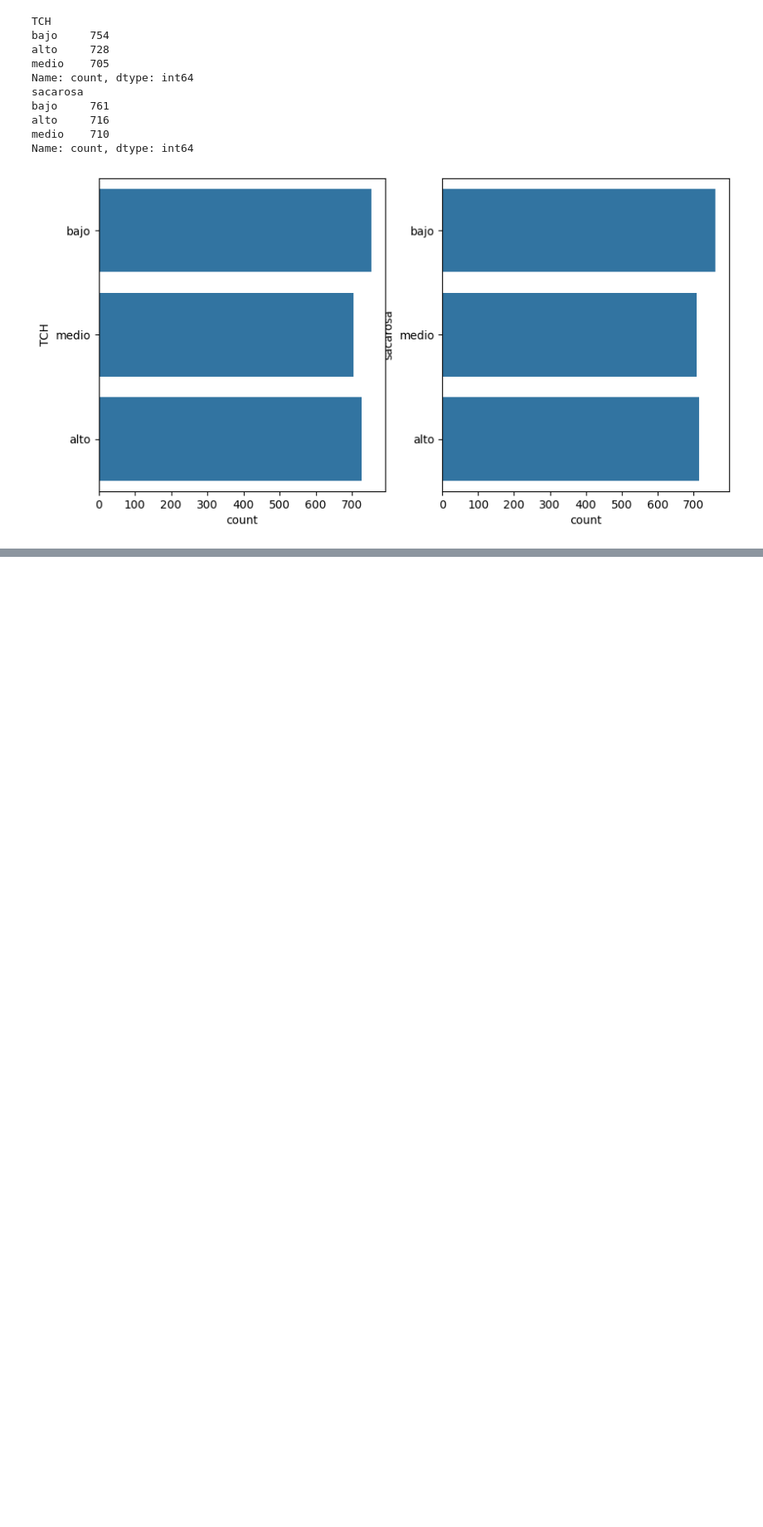
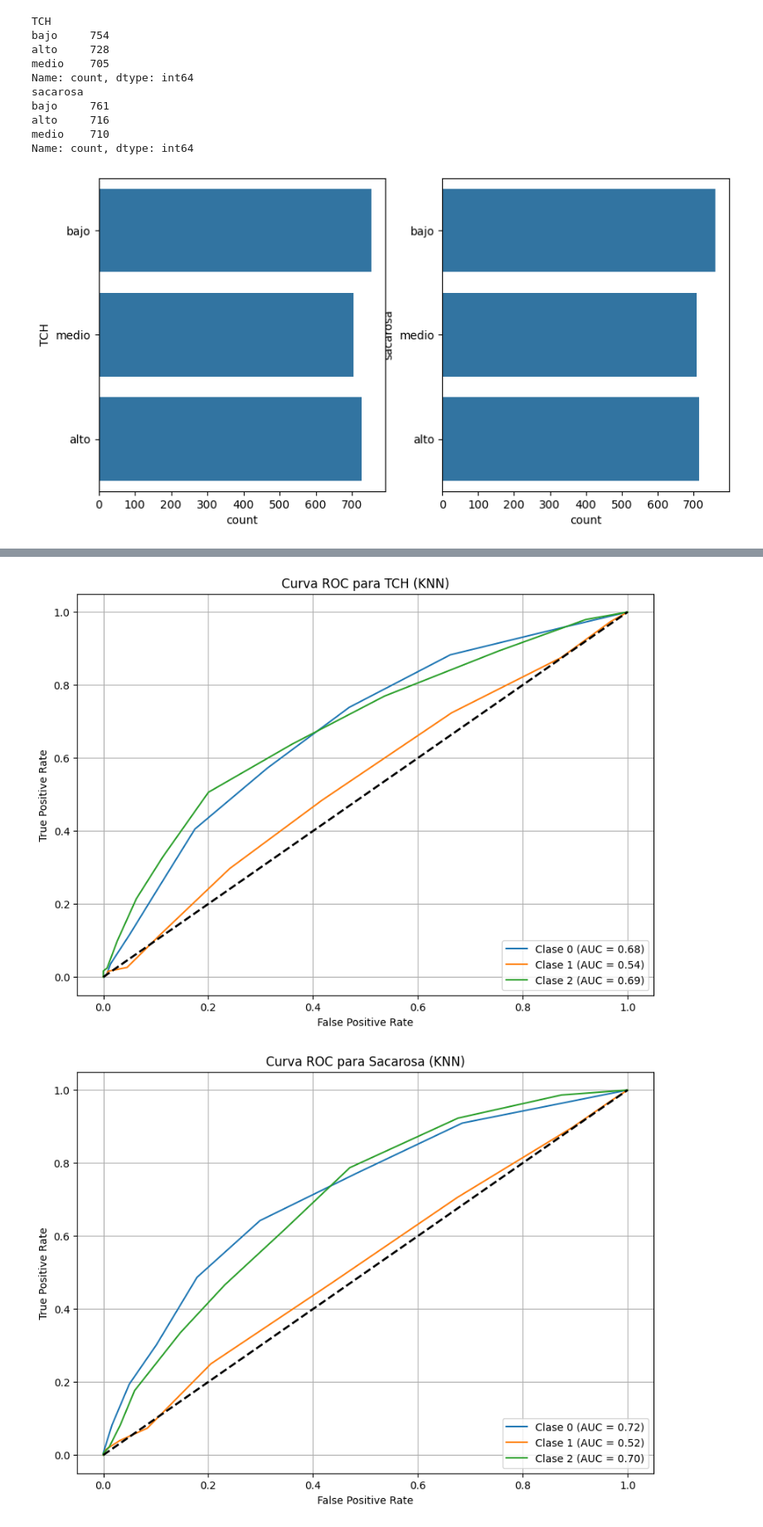
Before and after one commit to rchicangana/AprendizajeAutomaticoI, a Jupyter notebook: Parte2Clasificacion.ipynb, the cells around one changed output, grey strips where cells are left out. Shown at 83% size. Saved outputs shown, nothing was run; the diff lists cells and outputs as text; code cells hidden in the pictures; blank space fills up the shorter version.

```diff
--- a/Parte2Clasificacion.ipynb
+++ b/Parte2Clasificacion.ipynb
@@ -304,0 +739,28 @@ X_test_sac_pca = pca.transform(X_test_sac)
+# %%
+from sklearn.metrics import roc_curve, auc
+
+import matplotlib.pyplot as plt
+
+# Función para graficar la curva ROC
+def plot_roc_curve(y_true, y_prob, title):
+    plt.figure(figsize=(10, 7))
+    for i in range(3):  # Para cada clase
+        fpr, tpr, _ = roc_curve(y_true[:, i], y_prob[:, i])
+        roc_auc = auc(fpr, tpr)
+        plt.plot(fpr, tpr, label=f'Clase {i} (AUC = {roc_auc:.2f})')
+    plt.plot([0, 1], [0, 1], 'k--', lw=2)  # Línea diagonal
+    plt.xlabel('False Positive Rate')
+    plt.ylabel('True Positive Rate')
+    plt.title(title)
+    plt.legend(loc='lower right')
+    plt.grid()
+    plt.show()
+
+# Calculamos y graficamos la curva ROC para TCH (KNN)
+plot_roc_curve(y_test_tch_bin, y_prob_tch_knn, 'Curva ROC para TCH (KNN)')
+
+# Calculamos y graficamos la curva ROC para sacarosa (KNN)
+plot_roc_curve(y_test_sac_bin, y_prob_sac_knn, 'Curva ROC para Sacarosa (KNN)')
+# %% [output]
+[figure, added]
+[figure, added]
```
Also changed, not shown: parts of 14 cells of this notebook.
